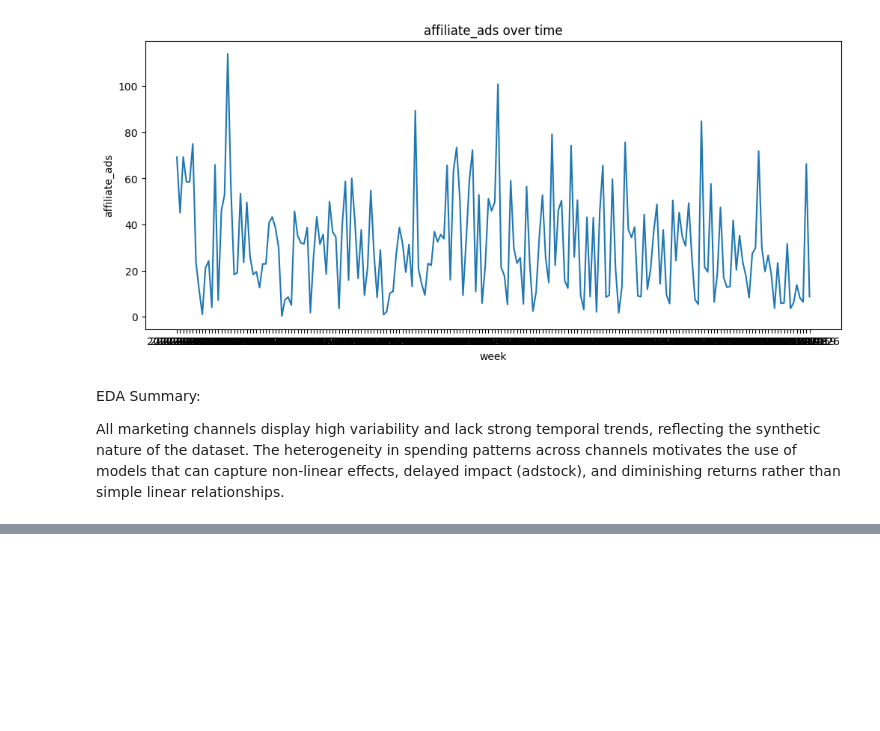
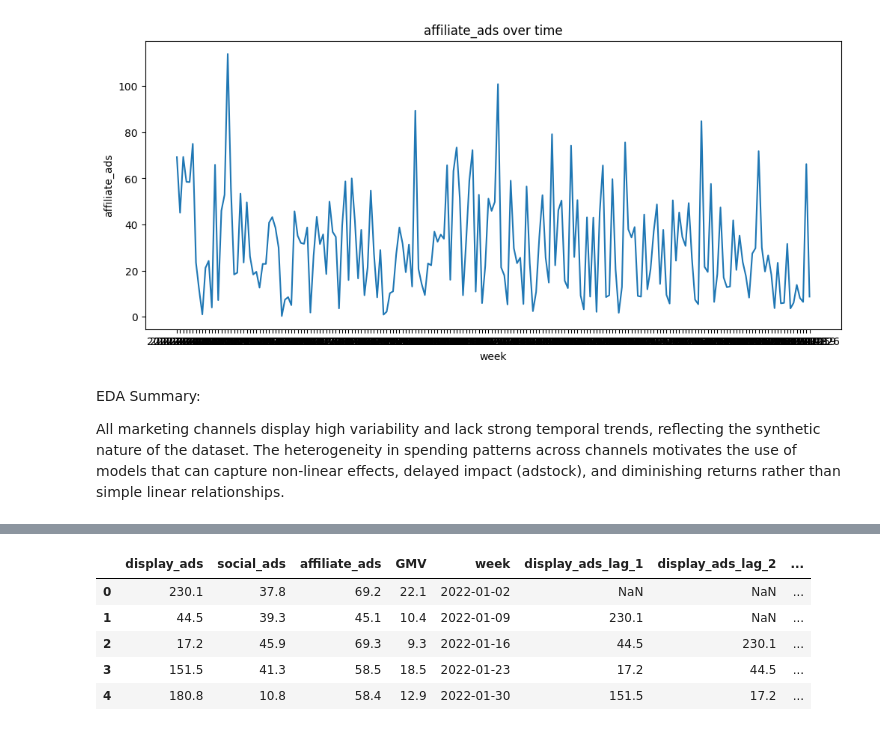
Before and after one commit to Pralaypahari/AI-marketing-optimization, a Jupyter notebook: notebooks/01_exploratory_data_analysis.ipynb, the cells around one changed output, grey strips where cells are left out. Saved outputs shown, nothing was run; the diff lists cells and outputs as text; code cells hidden in the pictures; blank space fills up the shorter version.

```diff
--- a/notebooks/01_exploratory_data_analysis.ipynb
+++ b/notebooks/01_exploratory_data_analysis.ipynb
@@ -116,0 +130,8 @@ All marketing channels display high variability and lack strong temporal trends,
+# %%
+ad_cols = ['display_ads', 'social_ads', 'affiliate_ads']
+for col in ad_cols:
+    for lag in [1,2,3,4]:
+        df[f"{col}_lag_{lag}"] = df[col].shift(lag)
+# %%
+for col in ad_cols:
+    df[f"{col}_4w_avg"] = df[col].rolling(4).mean()
@@ -116,0 +140,9 @@ All marketing channels display high variability and lack strong temporal trends,
+# %%
+df.head()
+# %% [output]
+|  | display_ads | social_ads | affiliate_ads | GMV | week | display_ads_lag_1 | display_ads_lag_2 | ... |
+| 0 | 230.1 | 37.8 | 69.2 | 22.1 | 2022-01-02 | NaN | NaN | ... |
+| 1 | 44.5 | 39.3 | 45.1 | 10.4 | 2022-01-09 | 230.1 | NaN | ... |
+| 2 | 17.2 | 45.9 | 69.3 | 9.3 | 2022-01-16 | 44.5 | 230.1 | ... |
+| 3 | 151.5 | 41.3 | 58.5 | 18.5 | 2022-01-23 | 17.2 | 44.5 | ... |
+| 4 | 180.8 | 10.8 | 58.4 | 12.9 | 2022-01-30 | 151.5 | 17.2 | ... |
```
Also changed, not shown: parts of 5 cells of this notebook.
